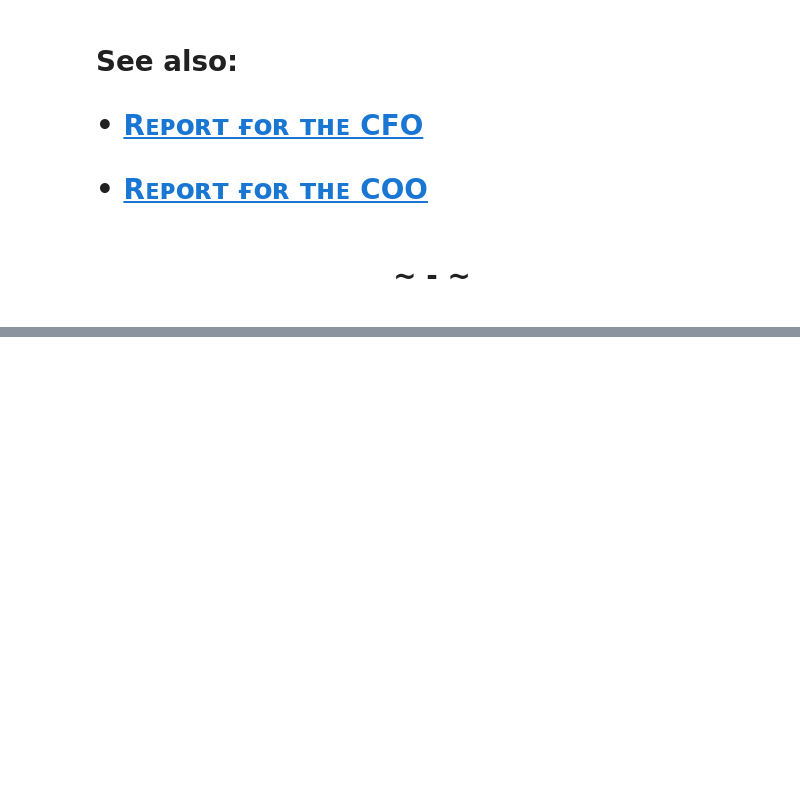
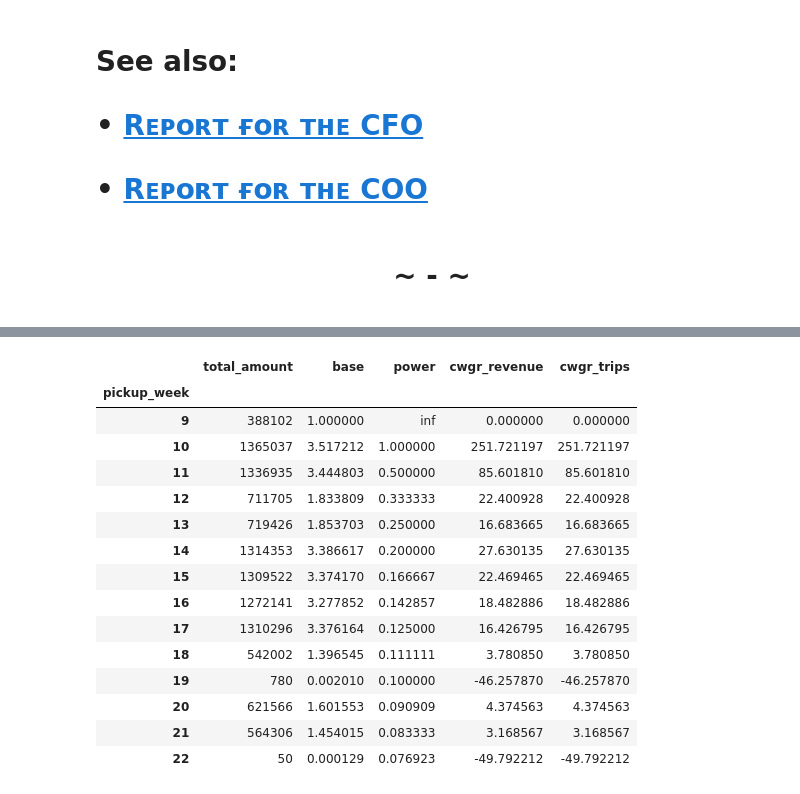
Before and after one commit to isis-santos-costa/99_Challenge, a Jupyter notebook: 99__Report_for_the_CEO.ipynb, the cells around one changed output, grey strips where cells are left out. Saved outputs shown, nothing was run; the diff lists cells and outputs as text; code cells hidden in the pictures; blank space fills up the shorter version.

```diff
--- a/99__Report_for_the_CEO.ipynb
+++ b/99__Report_for_the_CEO.ipynb
@@ -80,0 +374,19 @@ df = pd.read_csv('df_EDA.csv') # reading previously transformed data
+# %%
+weekly_trips
+# %% [output]
+|  | total_amount | base | power | cwgr_revenue | cwgr_trips |
+| pickup_week |  |  |  |  |  |
+| 9 | 388102 | 1.000000 | inf | 0.000000 | 0.000000 |
+| 10 | 1365037 | 3.517212 | 1.000000 | 251.721197 | 251.721197 |
+| 11 | 1336935 | 3.444803 | 0.500000 | 85.601810 | 85.601810 |
+| 12 | 711705 | 1.833809 | 0.333333 | 22.400928 | 22.400928 |
+| 13 | 719426 | 1.853703 | 0.250000 | 16.683665 | 16.683665 |
+| 14 | 1314353 | 3.386617 | 0.200000 | 27.630135 | 27.630135 |
+| 15 | 1309522 | 3.374170 | 0.166667 | 22.469465 | 22.469465 |
+| 16 | 1272141 | 3.277852 | 0.142857 | 18.482886 | 18.482886 |
+| 17 | 1310296 | 3.376164 | 0.125000 | 16.426795 | 16.426795 |
+| 18 | 542002 | 1.396545 | 0.111111 | 3.780850 | 3.780850 |
+| 19 | 780 | 0.002010 | 0.100000 | -46.257870 | -46.257870 |
+| 20 | 621566 | 1.601553 | 0.090909 | 4.374563 | 4.374563 |
+| 21 | 564306 | 1.454015 | 0.083333 | 3.168567 | 3.168567 |
+| 22 | 50 | 0.000129 | 0.076923 | -49.792212 | -49.792212 |
```
Also changed, not shown: parts of 49 cells of this notebook.
